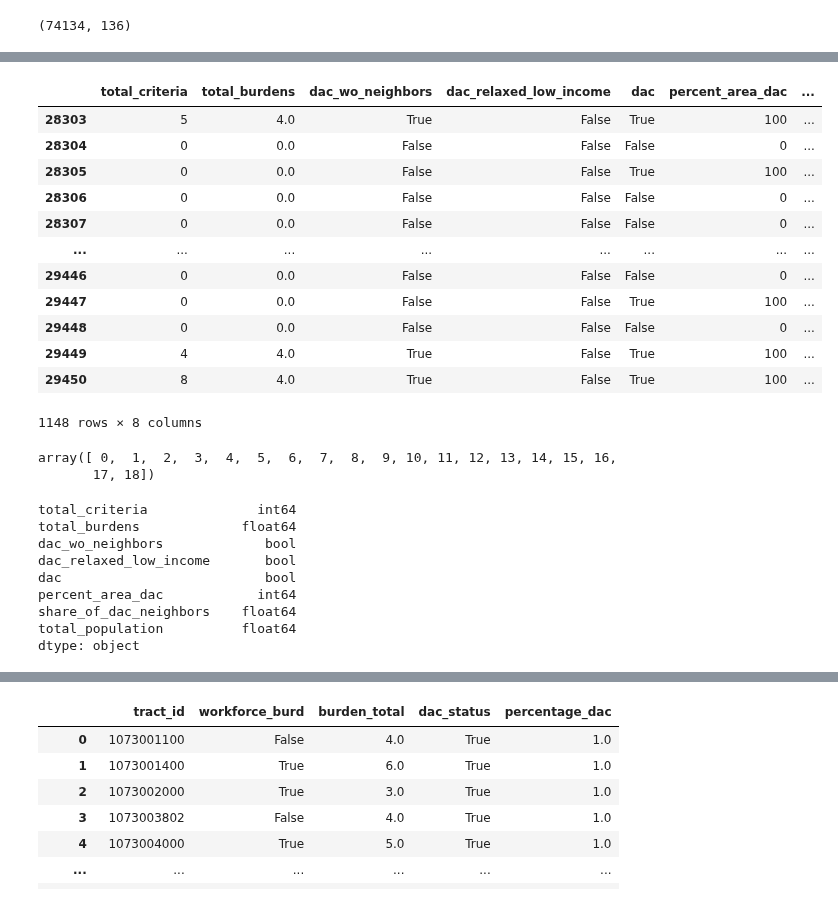
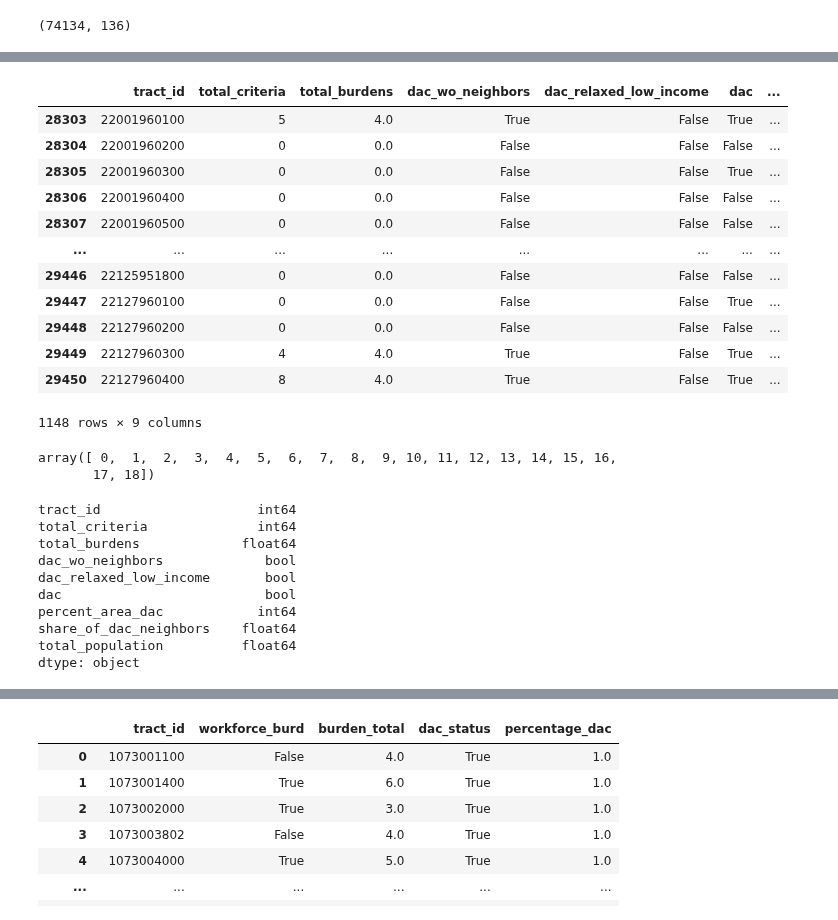
Before and after one commit to haylee360/j40-data-exploration, a Jupyter notebook: exploration.ipynb, the cells around one changed output, grey strips where cells are left out. Cells and saved outputs as stored; diff of their text form; code cells hidden in the pictures.

```diff
--- a/exploration.ipynb
+++ b/exploration.ipynb
@@ -46,32 +78,33 @@ louisiana.head()
 | 28306 | 22001960400 | Acadia Parish | Louisiana | 0.01 | 0.00 | ... |
 | 28307 | 22001960500 | Acadia Parish | Louisiana | 0.08 | 0.00 | ... |
 # %%
-louis_small = louisiana[['Total threshold criteria exceeded', 'Total categories exceeded', 'Identified as disadvantaged without considering neighbors', 'Identified as disadvantaged based on neighbors and relaxed low income threshold only', 'Identified as disadvantaged', 'Percentage of tract that is disadvantaged by area', 'Share of neighbors that are identified as disadvantaged', 'Total population']]
+louis_small = louisiana[['Census tract 2010 ID', 'Total threshold criteria exceeded', 'Total categories exceeded', 'Identified as disadvantaged without considering neighbors', 'Identified as disadvantaged based on neighbors and relaxed low income threshold only', 'Identified as disadvantaged', 'Percentage of tract that is disadvantaged by area', 'Share of neighbors that are identified as disadvantaged', 'Total population']]
 louis_small = louis_small.rename(columns={
+    'Census tract 2010 ID': 'tract_id',
     'Total threshold criteria exceeded':'total_criteria',
     'Total categories exceeded':'total_burdens',
     'Identified as disadvantaged without considering neighbors':'dac_wo_neighbors',
     'Identified as disadvantaged based on neighbors and relaxed low income threshold only':'dac_relaxed_low_income',
     'Identified as disadvantaged':'dac',
     'Percentage of tract that is disadvantaged by area':'percent_area_dac',
     'Share of neighbors that are identified as disadvantaged':'share_of_dac_neighbors',
     'Total population':'total_population'
 })
 louis_small
 # %% [output]
-|  | total_criteria | total_burdens | dac_wo_neighbors | dac_relaxed_low_income | dac | percent_area_dac | ... |
-| 28303 | 5 | 4.0 | True | False | True | 100 | ... |
-| 28304 | 0 | 0.0 | False | False | False | 0 | ... |
-| 28305 | 0 | 0.0 | False | False | True | 100 | ... |
-| 28306 | 0 | 0.0 | False | False | False | 0 | ... |
-| 28307 | 0 | 0.0 | False | False | False | 0 | ... |
+|  | tract_id | total_criteria | total_burdens | dac_wo_neighbors | dac_relaxed_low_income | dac | ... |
+| 28303 | 22001960100 | 5 | 4.0 | True | False | True | ... |
+| 28304 | 22001960200 | 0 | 0.0 | False | False | False | ... |
+| 28305 | 22001960300 | 0 | 0.0 | False | False | True | ... |
+| 28306 | 22001960400 | 0 | 0.0 | False | False | False | ... |
+| 28307 | 22001960500 | 0 | 0.0 | False | False | False | ... |
 | ... | ... | ... | ... | ... | ... | ... | ... |
-| 29446 | 0 | 0.0 | False | False | False | 0 | ... |
-| 29447 | 0 | 0.0 | False | False | True | 100 | ... |
-| 29448 | 0 | 0.0 | False | False | False | 0 | ... |
-| 29449 | 4 | 4.0 | True | False | True | 100 | ... |
-| 29450 | 8 | 4.0 | True | False | True | 100 | ... |
+| 29446 | 22125951800 | 0 | 0.0 | False | False | False | ... |
+| 29447 | 22127960100 | 0 | 0.0 | False | False | True | ... |
+| 29448 | 22127960200 | 0 | 0.0 | False | False | False | ... |
+| 29449 | 22127960300 | 4 | 4.0 | True | False | True | ... |
+| 29450 | 22127960400 | 8 | 4.0 | True | False | True | ... |
-1148 rows × 8 columns
+1148 rows × 9 columns
 # %%
 np.unique(louis_small['total_criteria'])
 # %% [output]
@@ -80,6 +113,7 @@ array([ 0,  1,  2,  3,  4,  5,  6,  7,  8,  9, 10, 11, 12, 13, 14, 15, 16,
 # %%
 louis_small.dtypes
 # %% [output]
+tract_id                    int64
 total_criteria              int64
 total_burdens             float64
 dac_wo_neighbors             bool
```
Also changed, not shown: parts of 18 cells of this notebook.
